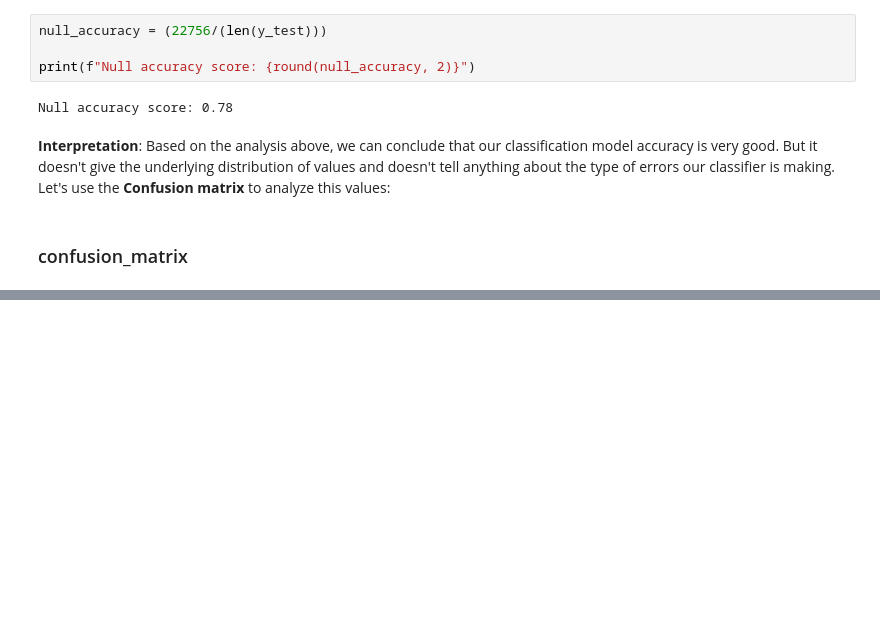
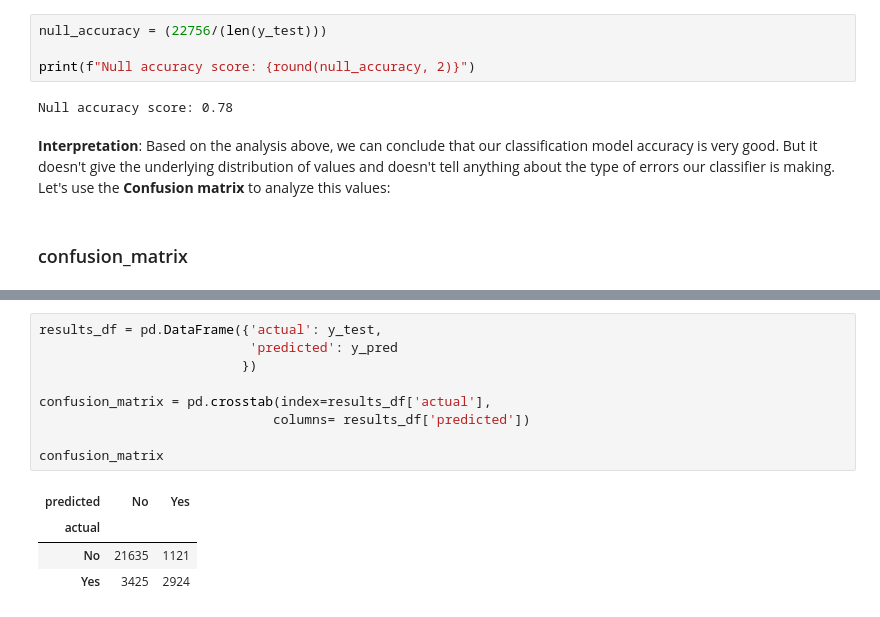
Before and after one commit to emonteiro27/data-rain-australia, a Jupyter notebook: data-rain-australia.ipynb, the cells around one changed output, grey strips where cells are left out. Saved outputs shown, nothing was run; the diff lists cells and outputs as text; blank space fills up the shorter version.

Commit message:
created confusion matrix for logistic regression model

```diff
--- a/data-rain-australia.ipynb
+++ b/data-rain-australia.ipynb
@@ -1090,0 +1099,14 @@ Based on the analysis above, we can conclude that our classification model accur
+# %%
+results_df = pd.DataFrame({'actual': y_test,
+                           'predicted': y_pred
+                          })
+
+confusion_matrix = pd.crosstab(index=results_df['actual'],
+                              columns= results_df['predicted'])
+
+confusion_matrix
+# %% [output]
+| predicted | No | Yes |
+| actual |  |  |
+| No | 21635 | 1121 |
+| Yes | 3425 | 2924 |
```
Also changed, not shown: parts of 1 cell of this notebook.
